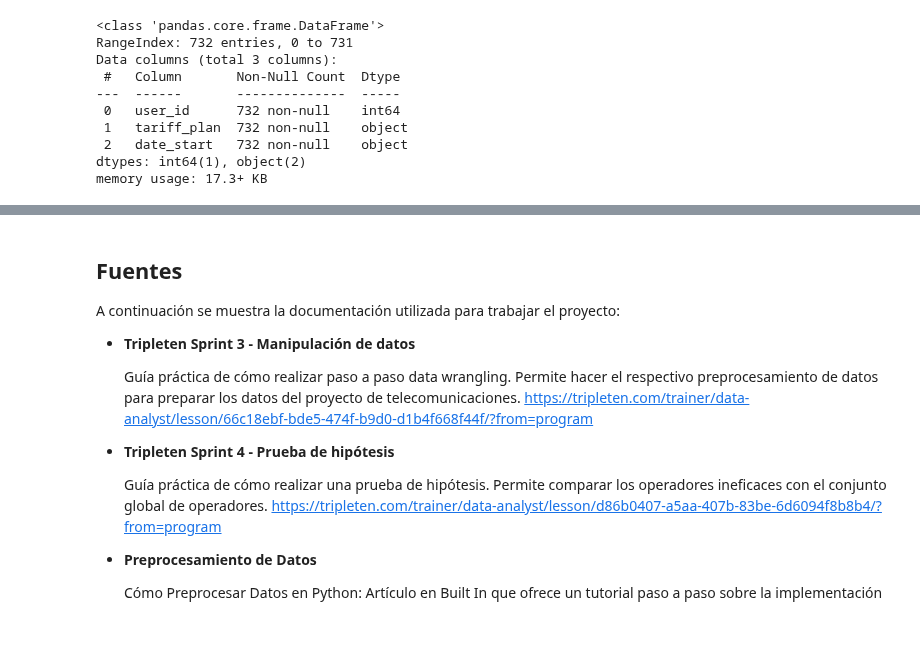
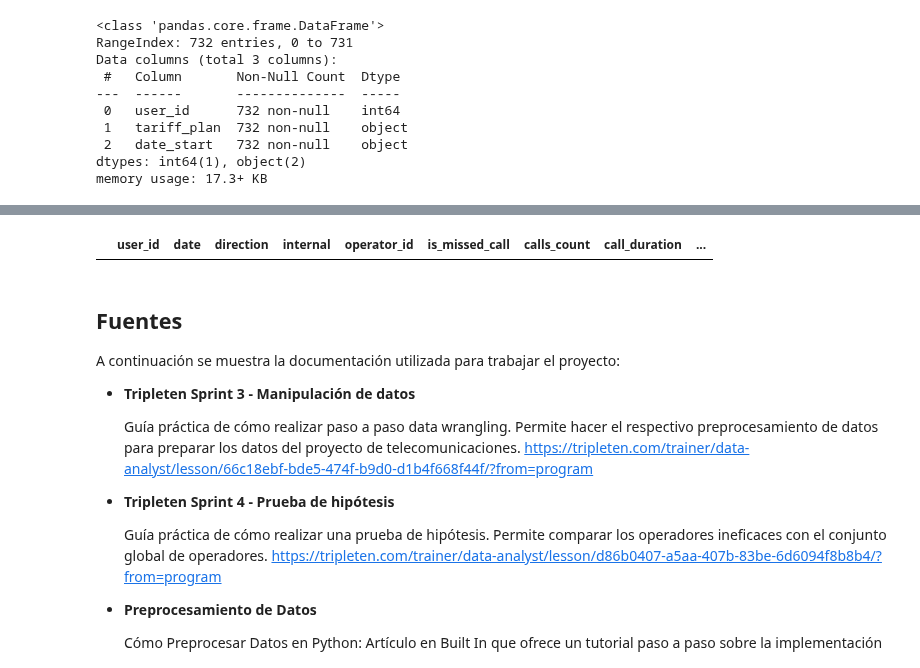
Before and after one commit to ScinDBad/DA_proyecto_final, a Jupyter notebook: proyecto_sp_14.ipynb, the cells around one changed output, grey strips where cells are left out. Saved outputs shown, nothing was run; the diff lists cells and outputs as text; code cells hidden in the pictures; blank space fills up the shorter version.

```diff
--- a/proyecto_sp_14.ipynb
+++ b/proyecto_sp_14.ipynb
@@ -187,0 +275,3 @@ memory usage: 17.3+ KB
+# %%
+calls.drop(subset.index, inplace=True) # Eliminar llamadas no atendidas pero que registran 'call_duration'
+calls.info() # verficiar eliminación
@@ -188,3 +344,7 @@ memory usage: 17.3+ KB
+# %%
+calls[(calls['calls_count']==0) & (calls['total_call_duration']>0)]
+# %% [output]
+|  | user_id | date | direction | internal | operator_id | is_missed_call | calls_count | call_duration | ... |
 # %% [markdown]
 ## Fuentes
 
```
Also changed, not shown: parts of 22 cells of this notebook.
